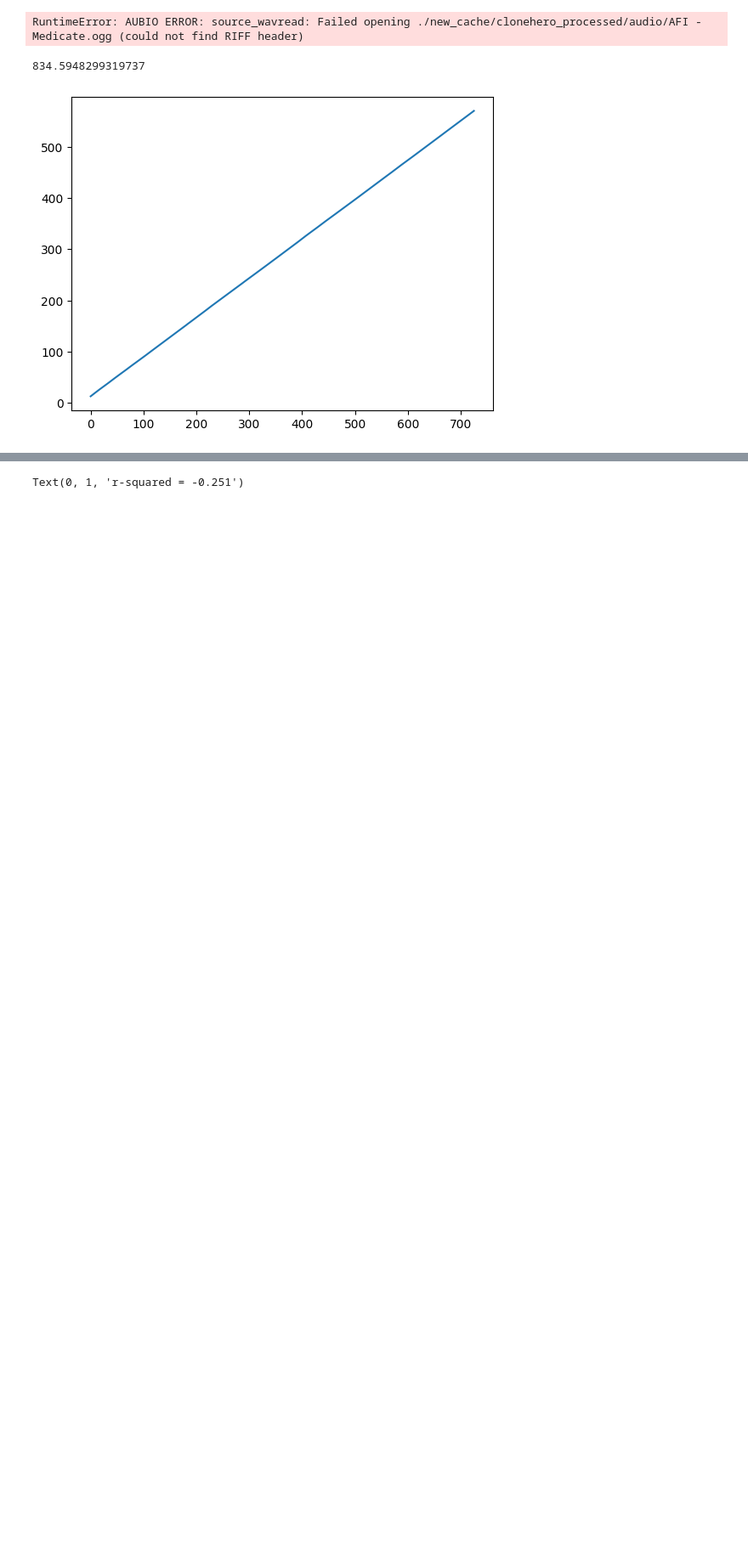
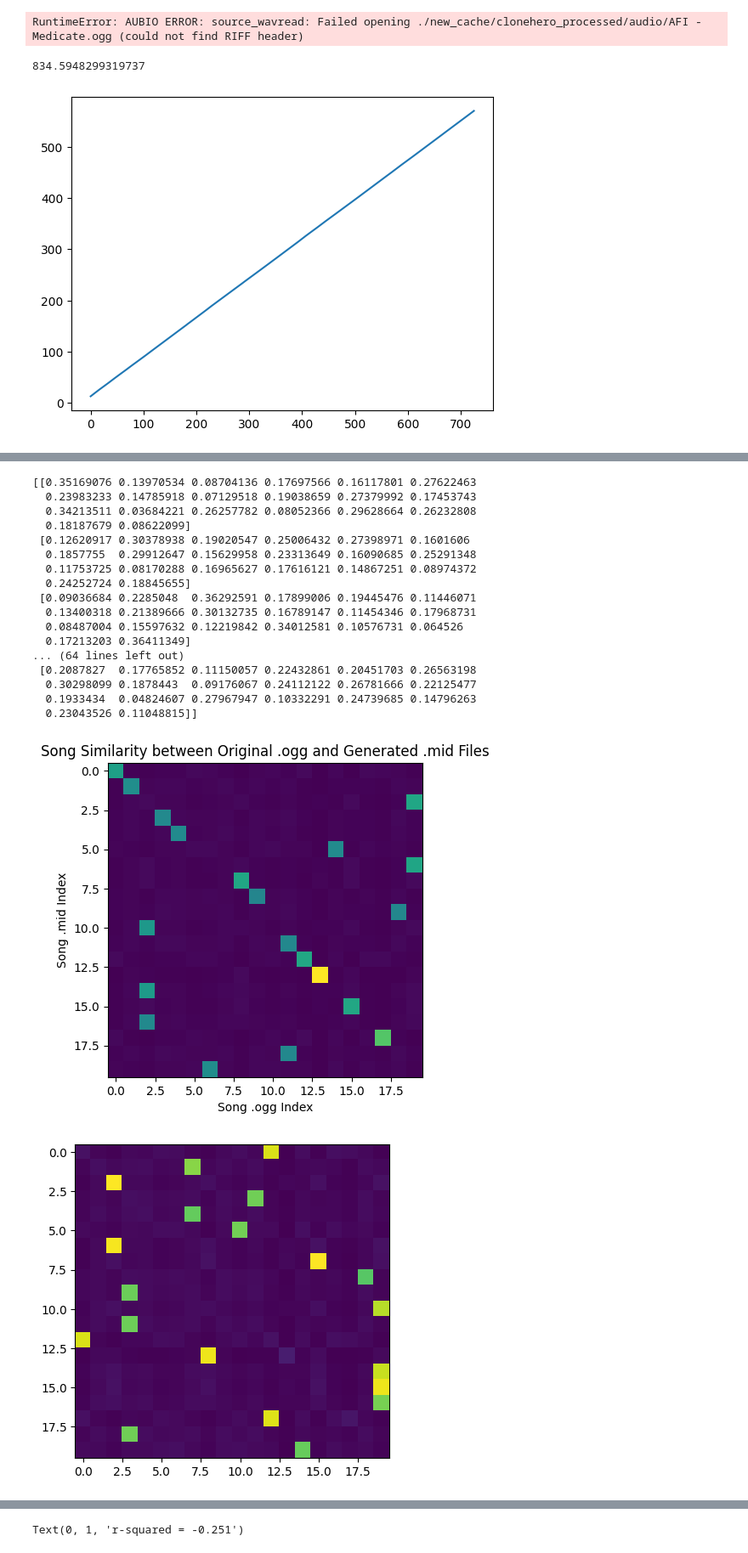
Before and after one commit to mb6611/audio2hero, a Jupyter notebook: note_density.ipynb, the cells around one changed output, grey strips where cells are left out. Shown at 85% size. Cells and saved outputs as stored; diff of their text form; code cells hidden in the pictures; blank space fills up the shorter version.

```diff
--- a/note_density.ipynb
+++ b/note_density.ipynb
@@ -412,0 +561,59 @@ Unable to allocate 673. TiB for an array with shape (9625170, 9605951) and data
+# %%
+plt.title("Song Similarity between Original .ogg and Generated .mid Files")
+plt.xlabel("Song .ogg Index")
+plt.ylabel("Song .mid Index")
+#plt.imshow(post_process)
+arr = np.delete(loaded_data, [2, 3, 15, 21], axis=0)
+arr = np.delete(arr, [2, 3, 15, 21], axis=1)
+print(arr)
+
+data = arr
+max_indices = np.argmax(data, axis=1)
+
+# Create a mask to identify the maximum values
+mask = np.zeros_like(data)
+rows = np.arange(data.shape[0])
+mask[rows, max_indices] = 1
+
+# Set the intensity of maximum value pixels to a higher value
+data_with_bright_max = np.where(mask, data * 20, data)
+
+
+plt.imshow(data_with_bright_max)
+plt.show()
+
+
+# Find the indices of the second greatest values in each row
+max_indices = np.argsort(data, axis=1)[:, -2]
+
+# Create a mask to identify the second greatest values
+mask = np.zeros_like(data)
+rows = np.arange(data.shape[0])
+mask[rows, max_indices] = 1
+
+# Set the intensity of second greatest value pixels to a higher value
+data_with_bright_second_max = np.where(mask, data * 20, data)
+
+
+plt.imshow(data_with_bright_second_max)
+plt.show()
+# %% [output]
+[[0.35169076 0.13970534 0.08704136 0.17697566 0.16117801 0.27622463
+  0.23983233 0.14785918 0.07129518 0.19038659 0.27379992 0.17453743
+  0.34213511 0.03684221 0.26257782 0.08052366 0.29628664 0.26232808
+  0.18187679 0.08622099]
+ [0.12620917 0.30378938 0.19020547 0.25006432 0.27398971 0.1601606
+  0.1857755  0.29912647 0.15629958 0.23313649 0.16090685 0.25291348
+  0.11753725 0.08170288 0.16965627 0.17616121 0.14867251 0.08974372
+  0.24252724 0.18845655]
+ [0.09036684 0.2285048  0.36292591 0.17899006 0.19445476 0.11446071
+  0.13400318 0.21389666 0.30132735 0.16789147 0.11454346 0.17968731
+  0.08487004 0.15597632 0.12219842 0.34012581 0.10576731 0.064526
+  0.17213203 0.36411349]
+... (64 lines left out)
+ [0.2087827  0.17765852 0.11150057 0.22432861 0.20451703 0.26563198
+  0.30298099 0.1878443  0.09176067 0.24112122 0.26781666 0.22125477
+  0.1933434  0.04824607 0.27967947 0.10332291 0.24739685 0.14796263
+  0.23043526 0.11048815]]
+[figure, added]
+[figure, added]
```
Also changed, not shown: parts of 10 cells of this notebook, 7 other files.
